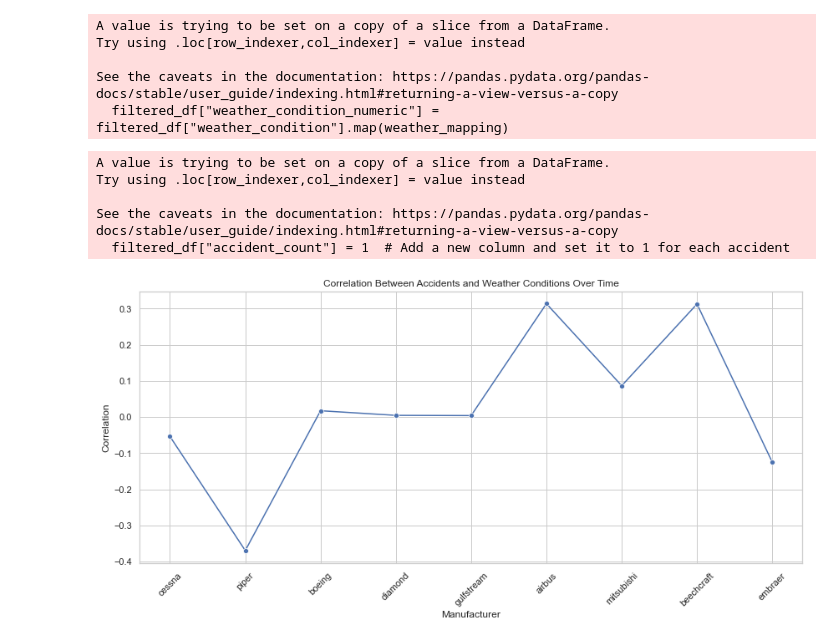
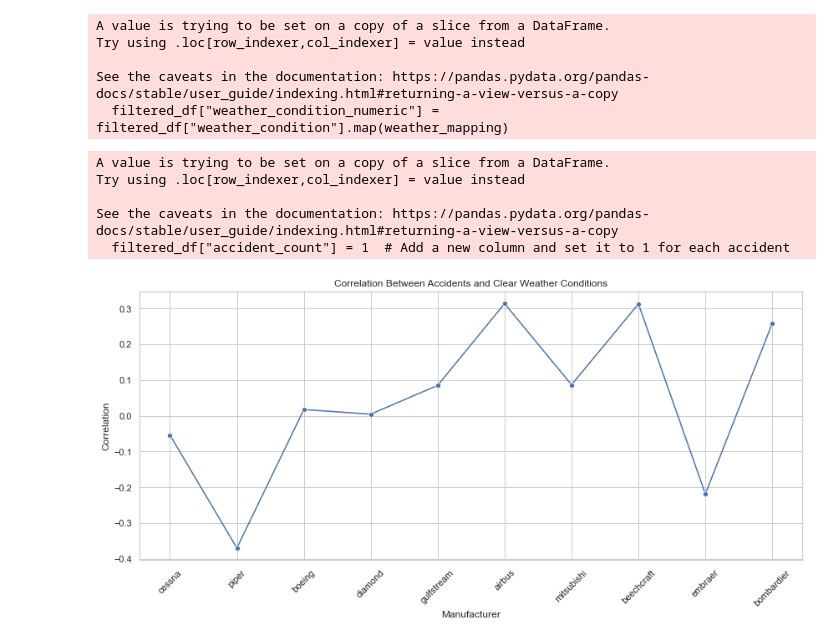
Before and after one commit to dangrosen/Aviation_Project, a Jupyter notebook: aviation_division_DRAFT.ipynb, the cells around one changed output. Saved outputs shown, nothing was run; the diff lists cells and outputs as text; code cells hidden in the pictures.

```diff
--- a/aviation_division_DRAFT.ipynb
+++ b/aviation_division_DRAFT.ipynb
@@ -41,6 +41,7 @@ aviation_df.head()
 # Format aircraft makes because we will need to filter and clean this column for our business problem
 
 aviation_df["Make"] = aviation_df["Make"].str.lower()
+aviation_df["Weather.Condition"] = aviation_df["Weather.Condition"].str.upper()
 aviation_df.columns = aviation_df.columns.str.lower().str.replace('.', '_')
 # %%
 # Drop columns that are irrelevant to our business problem and/or have over 50% null values
@@ -108,7 +109,7 @@ filtered_df = aviation_df[(aviation_df["event_year"] >= 1992) &
                            (aviation_df['make'].str.contains('mitsubishi')) |
                            (aviation_df['make'].str.contains('piper')) |
                            (aviation_df['make'].str.contains('beechcraft')) |
-                           (aviation_df['make'].str.contains('"bombardier"')) |
+                           (aviation_df['make'].str.contains('bombardier')) |
                            (aviation_df['make'].str.contains('embraer')) |
                            (aviation_df['make'].str.contains('diamond')) |
                            (aviation_df['make'].str.contains('gulfstream')))]
@@ -230,7 +226,7 @@ top_companies = ["boeing", "airbus", "bombardier", "embraer", "cessna", "piper",
 
 # Create dictionary of top manufacturing companies with number of values in data
 counts = {}
-for company in company_list_strings:
+for company in filtered_df["make"]:
     if company in top_companies:
         if company in counts:
             counts[company] +=1
@@ -418,32 +419,35 @@ correlation_data = []
 for manufacturer in top_manufacturers:
     accidents_by_year = accidents_count_by_manufacturer_year.loc[manufacturer]
 
     if "weather_condition" in filtered_df.columns:
         # Filter data for the current manufacturer
         manufacturer_data = filtered_df[filtered_df["make"] == manufacturer]
 
+        #Filter data for inclement weather
+        clear_weather = filtered_df[filtered_df["weather_condition"] == "VMC"]
+
         # Calculate the correlation between "accidents_by_year" and "weather_condition"
         correlation = accidents_by_year.corr(manufacturer_data.groupby("event_year")["weather_condition_numeric"].first())
 
         correlation_data.append({'Manufacturer': manufacturer, 'Correlation': correlation})
 
 correlation_df = pd.DataFrame(correlation_data)
 
 # Step 5: Create a visualization to display the correlations over time
 plt.figure(figsize=(12, 6))
 sns.set(style="whitegrid")
 sns.lineplot(data=correlation_df, x='Manufacturer', y='Correlation', marker='o')
-plt.title("Correlation Between Accidents and Weather Conditions Over Time")
+plt.title("Correlation Between Accidents and Clear Weather Conditions")
 plt.xlabel("Manufacturer")
 plt.ylabel("Correlation")
 
 plt.xticks(rotation=45)
 plt.tight_layout()
 plt.show()
 # %% [output]
 A value is trying to be set on a copy of a slice from a DataFrame.
 Try using .loc[row_indexer,col_indexer] = value instead
 
 See the caveats in the documentation: https://pandas.pydata.org/pandas-docs/stable/user_guide/indexing.html#returning-a-view-versus-a-copy
   filtered_df["accident_count"] = 1  # Add a new column and set it to 1 for each accident
-[figure, old version]
+[figure, new version]
```
Also changed, not shown: parts of 11 cells of this notebook.
